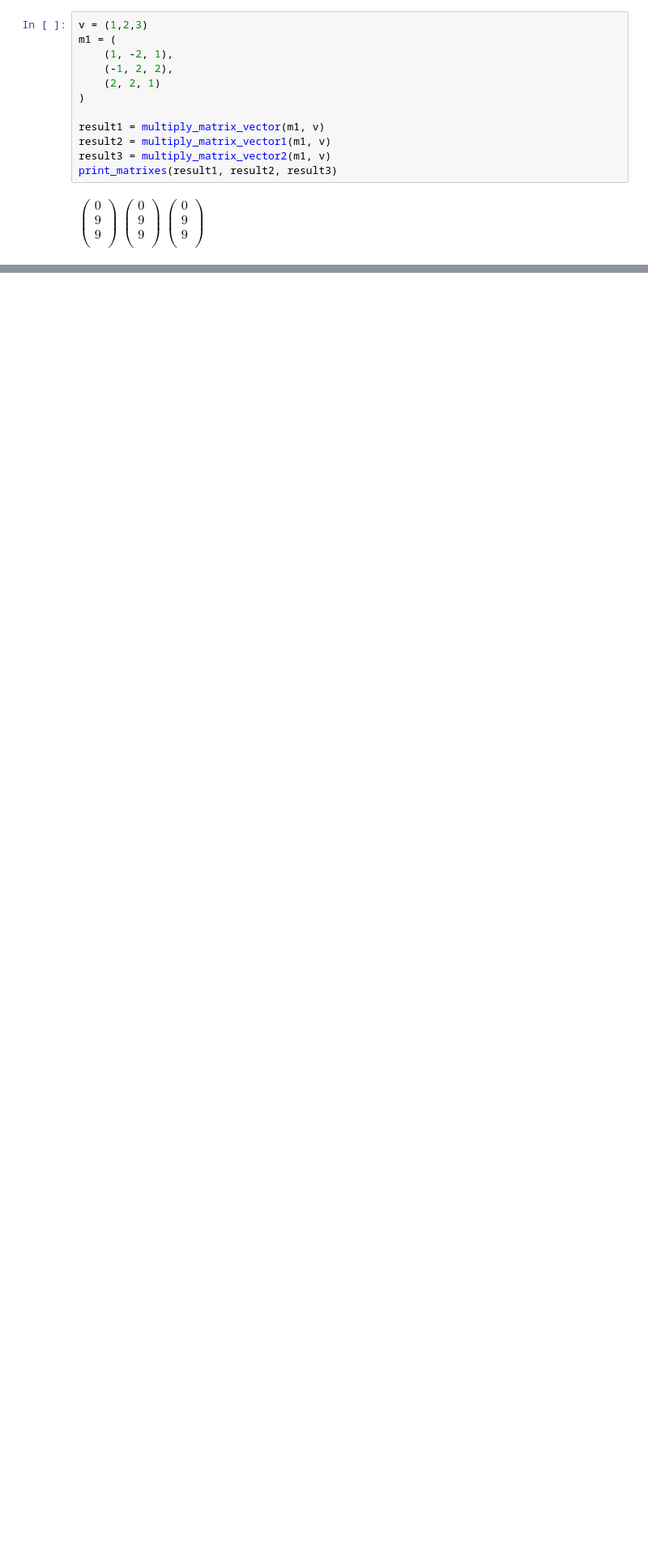
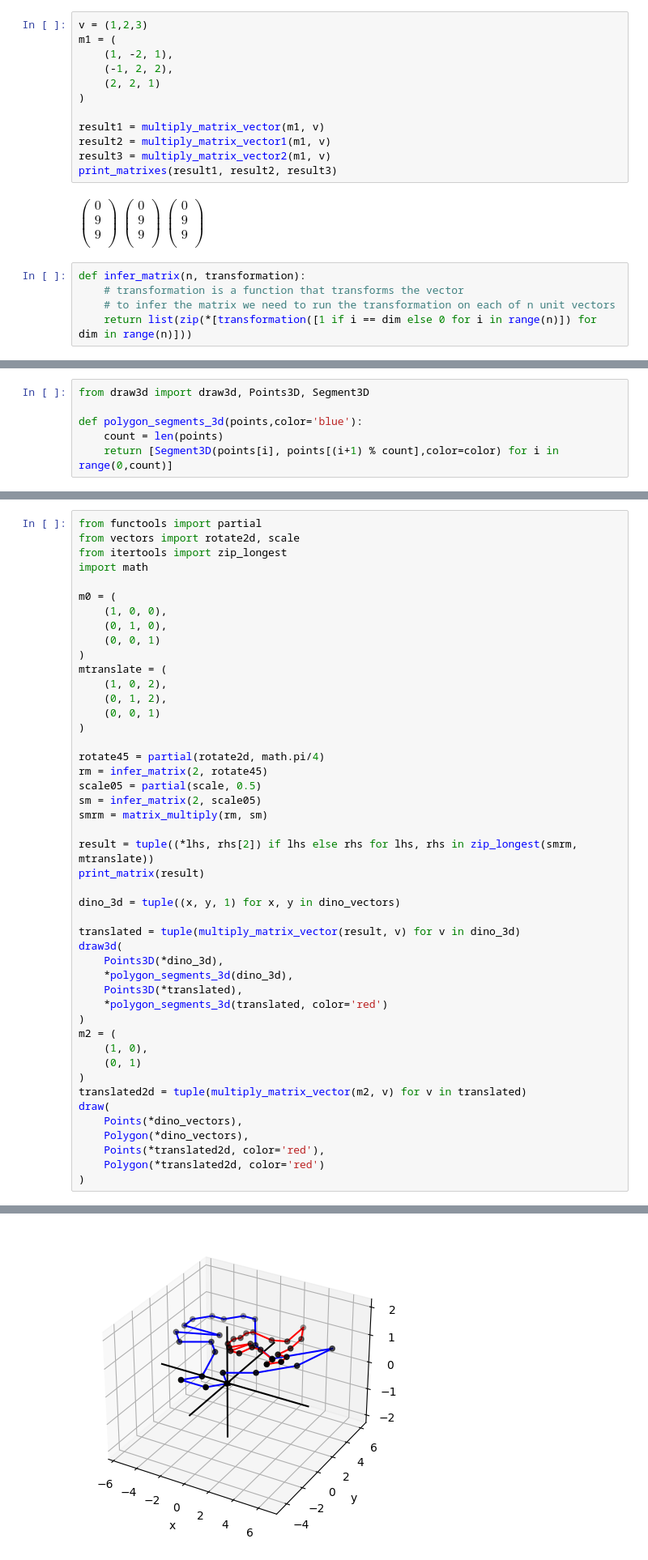
Before and after one commit to temaput/Math-for-Programmers, a Jupyter notebook: Chapter 05/Chapter 5 Exercises.ipynb, the cells around one changed output, grey strips where cells are left out. Shown: that part at 81% size. Saved outputs shown, nothing was run; the diff lists cells and outputs as text; blank space fills up the shorter version.

```diff
--- a/Chapter 05/Chapter 5 Exercises.ipynb
+++ b/Chapter 05/Chapter 5 Exercises.ipynb
@@ -185,3 +185,8 @@ $ \begin{pmatrix}
 9\\
 \end{pmatrix}
  $
+# %%
+def infer_matrix(n, transformation):
+    # transformation is a function that transforms the vector
+    # to infer the matrix we need to run the transformation on each of n unit vectors
+    return list(zip(*[transformation([1 if i == dim else 0 for i in range(n)]) for dim in range(n)]))
@@ -187,0 +298,6 @@ $ \begin{pmatrix}
+# %%
+from draw3d import draw3d, Points3D, Segment3D
+
+def polygon_segments_3d(points,color='blue'):
+    count = len(points)
+    return [Segment3D(points[i], points[(i+1) % count],color=color) for i in range(0,count)]
@@ -187,0 +319,47 @@ $ \begin{pmatrix}
+# %%
+from functools import partial
+from vectors import rotate2d, scale
+from itertools import zip_longest
+import math
+
+m0 = (
+    (1, 0, 0),
+    (0, 1, 0),
+    (0, 0, 1)
+)
+mtranslate = (
+    (1, 0, 2),
+    (0, 1, 2),
+    (0, 0, 1)
+)
+
+rotate45 = partial(rotate2d, math.pi/4)
+rm = infer_matrix(2, rotate45)
+scale05 = partial(scale, 0.5)
+sm = infer_matrix(2, scale05)
+smrm = matrix_multiply(rm, sm)
+
+result = tuple((*lhs, rhs[2]) if lhs else rhs for lhs, rhs in zip_longest(smrm, mtranslate))
+print_matrix(result)
+
+dino_3d = tuple((x, y, 1) for x, y in dino_vectors)
+
+translated = tuple(multiply_matrix_vector(result, v) for v in dino_3d)
+draw3d(
+    Points3D(*dino_3d),
+    *polygon_segments_3d(dino_3d),
+    Points3D(*translated),
+    *polygon_segments_3d(translated, color='red')
+)
+m2 = (
+    (1, 0),
+    (0, 1)
+)
+translated2d = tuple(multiply_matrix_vector(m2, v) for v in translated)
+draw(
+    Points(*dino_vectors),
+    Polygon(*dino_vectors),
+    Points(*translated2d, color='red'),
+    Polygon(*translated2d, color='red')
+)
+# %% [output]
@@ -187,0 +372 @@ $ \begin{pmatrix}
+[figure, added]
```
Also changed, not shown: parts of 25 cells of this notebook, 4 other files.
